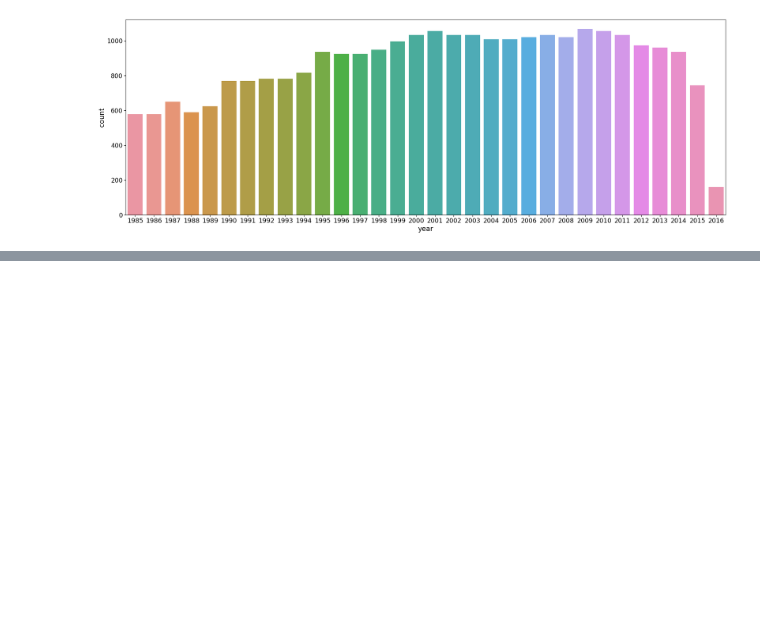
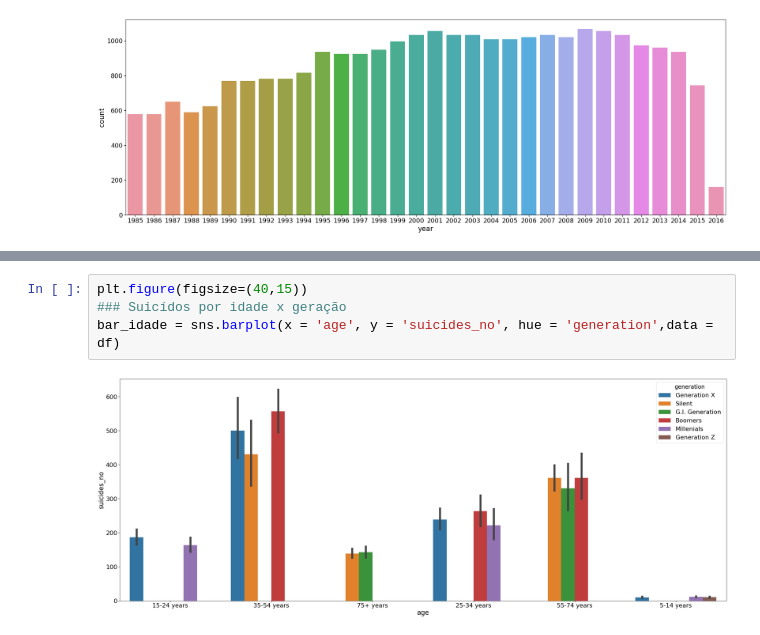
Before and after one commit to thiagobhte/pos-ds-ia, a Jupyter notebook: aed_projeto_1.ipynb, the cells around one changed output, grey strips where cells are left out. Saved outputs shown, nothing was run; the diff lists cells and outputs as text; blank space fills up the shorter version.

```diff
--- a/aed_projeto_1.ipynb
+++ b/aed_projeto_1.ipynb
@@ -140,0 +108,6 @@ plt.show()
+# %%
+plt.figure(figsize=(40,15))
+### Suicídos por idade x geração
+bar_idade = sns.barplot(x = 'age', y = 'suicides_no', hue = 'generation',data = df)
+# %% [output]
+[figure, added]
```
Also changed, not shown: parts of 10 cells of this notebook.
